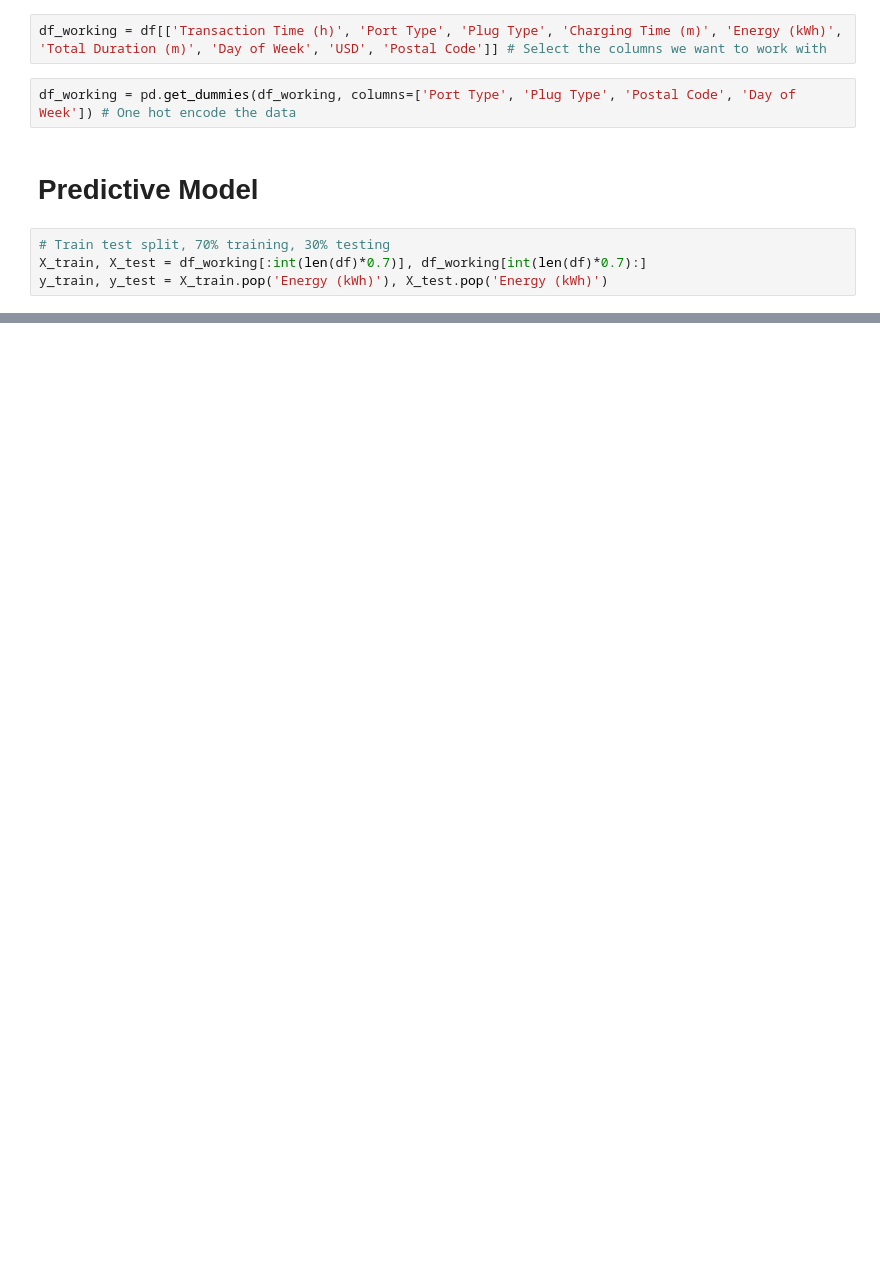
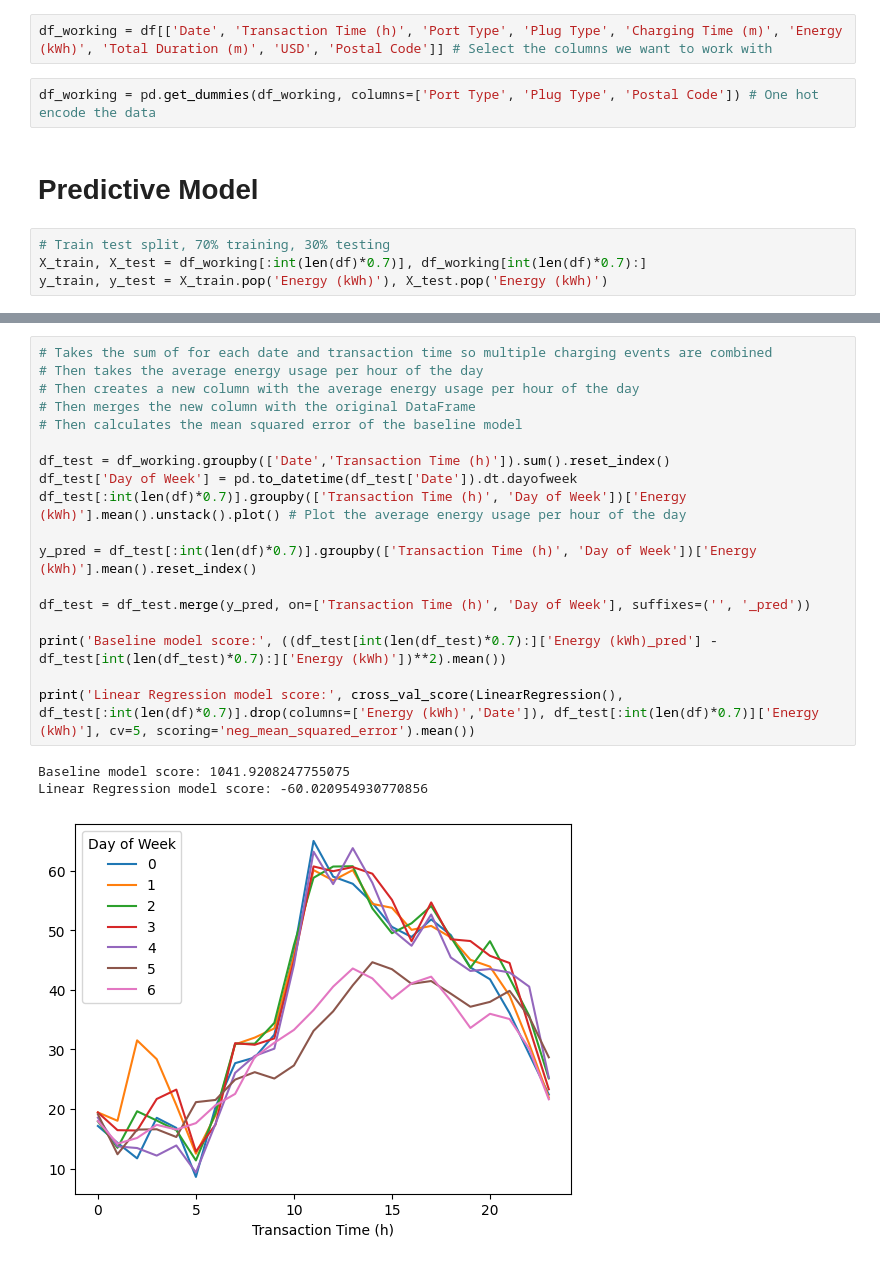
Before and after one commit to Fiehn/42577-Introduction-to-business-analytics, a Jupyter notebook: Project.ipynb, the cells around one changed output, grey strips where cells are left out. Cells and saved outputs as stored; diff of their text form; blank space fills up the shorter version.

```diff
--- a/Project.ipynb
+++ b/Project.ipynb
@@ -134,7 +141,7 @@ Potential for interesting insights:
 # %%
-df_working = df[['Transaction Time (h)', 'Port Type', 'Plug Type', 'Charging Time (m)', 'Energy (kWh)', 'Total Duration (m)', 'Day of Week', 'USD', 'Postal Code']] # Select the columns we want to work with
+df_working = df[['Date', 'Transaction Time (h)', 'Port Type', 'Plug Type', 'Charging Time (m)', 'Energy (kWh)', 'Total Duration (m)', 'USD', 'Postal Code']] # Select the columns we want to work with
 # %%
-df_working = pd.get_dummies(df_working, columns=['Port Type', 'Plug Type', 'Postal Code', 'Day of Week']) # One hot encode the data
+df_working = pd.get_dummies(df_working, columns=['Port Type', 'Plug Type', 'Postal Code']) # One hot encode the data
 # %% [markdown]
 # Predictive Model
 # %%
@@ -224,0 +167,22 @@ Day of Week_6.0 0.4723227820398429
+# %%
+# Takes the sum of for each date and transaction time so multiple charging events are combined
+# Then takes the average energy usage per hour of the day
+# Then creates a new column with the average energy usage per hour of the day
+# Then merges the new column with the original DataFrame
+# Then calculates the mean squared error of the baseline model
+
+df_test = df_working.groupby(['Date','Transaction Time (h)']).sum().reset_index()
+df_test['Day of Week'] = pd.to_datetime(df_test['Date']).dt.dayofweek
+df_test[:int(len(df)*0.7)].groupby(['Transaction Time (h)', 'Day of Week'])['Energy (kWh)'].mean().unstack().plot() # Plot the average energy usage per hour of the day
+
+y_pred = df_test[:int(len(df)*0.7)].groupby(['Transaction Time (h)', 'Day of Week'])['Energy (kWh)'].mean().reset_index()
+
+df_test = df_test.merge(y_pred, on=['Transaction Time (h)', 'Day of Week'], suffixes=('', '_pred'))
+
+print('Baseline model score:', ((df_test[int(len(df_test)*0.7):]['Energy (kWh)_pred'] - df_test[int(len(df_test)*0.7):]['Energy (kWh)'])**2).mean())
+
+print('Linear Regression model score:', cross_val_score(LinearRegression(), df_test[:int(len(df)*0.7)].drop(columns=['Energy (kWh)','Date']), df_test[:int(len(df)*0.7)]['Energy (kWh)'], cv=5, scoring='neg_mean_squared_error').mean())
+# %% [output]
+Baseline model score: 1041.9208247755075
+Linear Regression model score: -60.020954930770856
+[figure, added]
```
Also changed, not shown: parts of 12 cells of this notebook.
